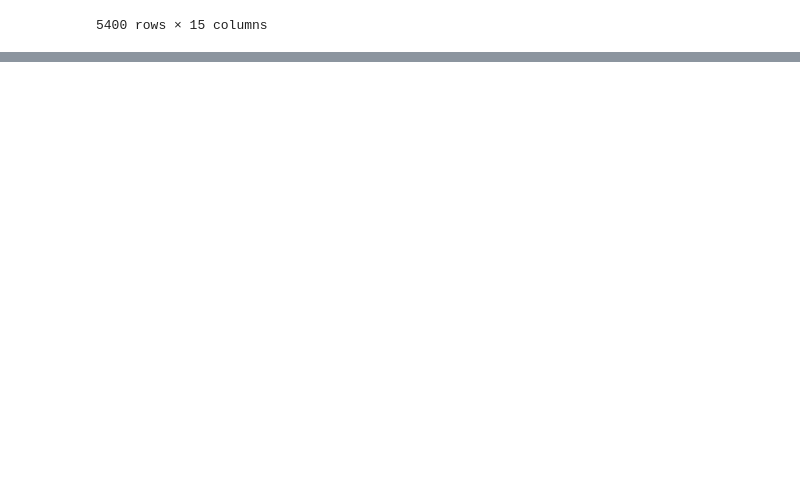
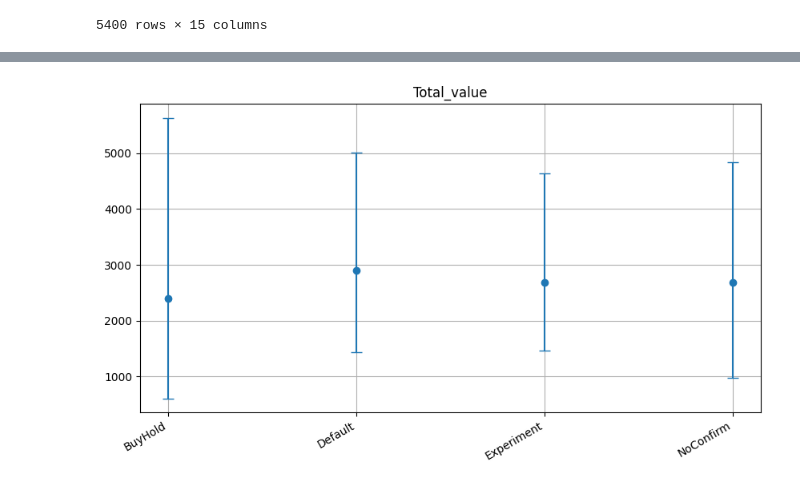
Before and after one commit to Familenko/DCA, a Jupyter notebook: search.ipynb, the cells around one changed output, grey strips where cells are left out. Saved outputs shown, nothing was run; the diff lists cells and outputs as text; code cells hidden in the pictures; blank space fills up the shorter version.

```diff
--- a/search.ipynb
+++ b/search.ipynb
@@ -96,0 +102,8 @@ bootstrap_res.sort_values("RoAC", ascending=False).style.background_gradient(cma
+# %%
+history_compare = strategy_compare(
+    prices=df_prices,
+    strategies=STRATEGIES,
+    n_boot=100,
+    sample_size=10,
+    sequence_length=365 * 4,
+)
@@ -96,0 +126,15 @@ bootstrap_res.sort_values("RoAC", ascending=False).style.background_gradient(cma
+# %%
+compare_res = history_compare.groupby("strategy").agg(
+    RoAC=("RoAC", "mean"),
+    MDD=("MDD", "mean"),
+    MDD_usd=("MDD_usd", "mean"),
+    Portfolio=("Portfolio", "mean"),
+    Realized_cash=("Realized_cash", "mean"),
+    Cash_spent=("Cash_spent", "mean"),
+    Total_value_mean=("Total_value", "mean"),
+    Total_value_meadian=("Total_value", "median"),
+    Total_value_low=("Total_value", lambda s: np.percentile(s, 5)),
+    Total_value_high=("Total_value", lambda s: np.percentile(s, 95)),
+)
+
+compare_res.sort_values("RoAC", ascending=False).style.background_gradient(cmap="RdYlGn", axis=0).format("{:.2f}")
@@ -96,0 +148,22 @@ bootstrap_res.sort_values("RoAC", ascending=False).style.background_gradient(cma
+# %%
+metric = "Total_value"
+
+plt.figure(figsize=(10, 5))
+
+means = compare_res[f"{metric}_mean"]
+low = compare_res[f"{metric}_low"]
+high = compare_res[f"{metric}_high"]
+
+plt.errorbar(
+    means.index,
+    means.values,
+    yerr=[means - low, high - means],
+    fmt="o",
+    capsize=5,
+)
+plt.title(metric)
+plt.xticks(rotation=30, ha="right")
+plt.grid()
+plt.show()
+# %% [output]
+[figure, added]
```
Also changed, not shown: parts of 8 cells of this notebook.
